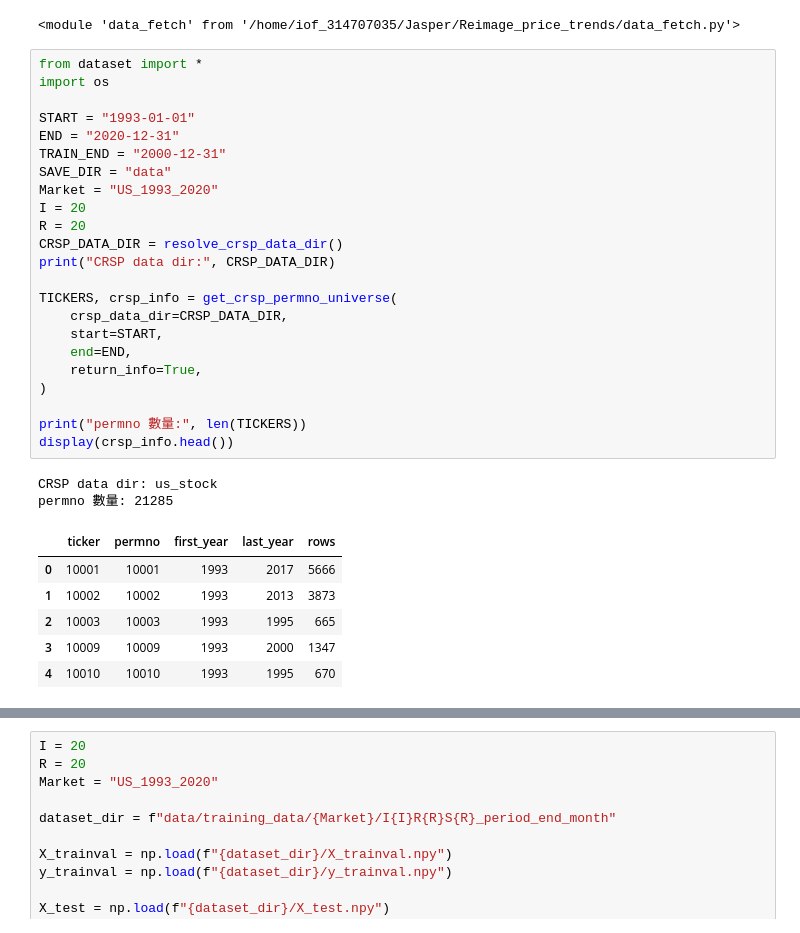
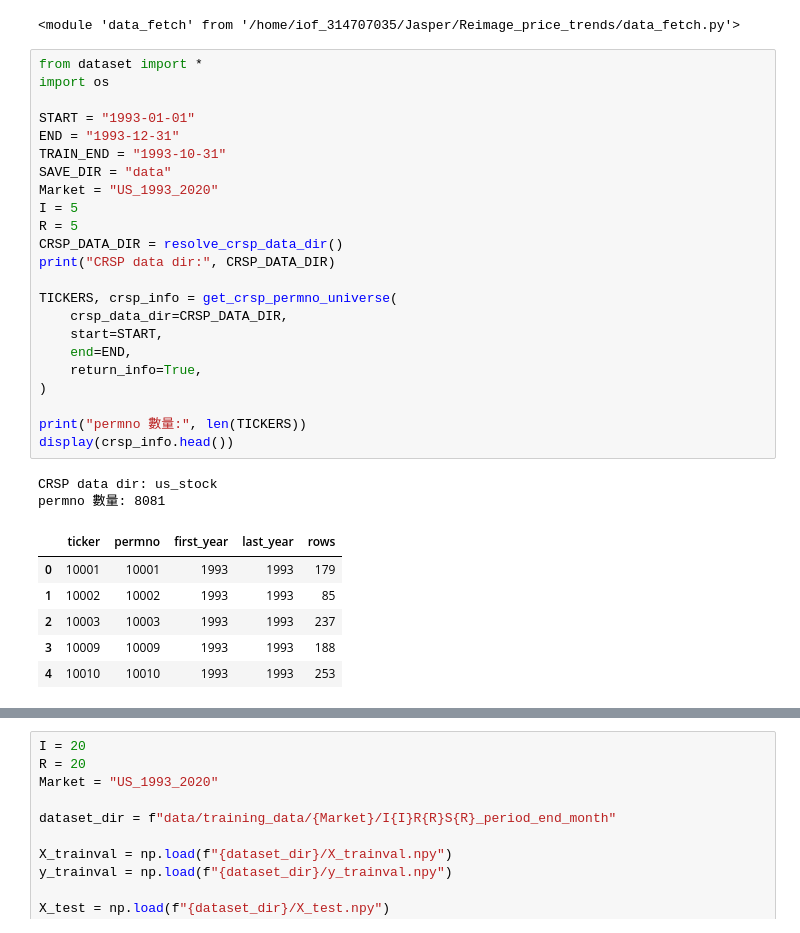
Before and after one commit to zhe1357/Reimage_price_trends, a Jupyter notebook: crsp_data.ipynb, the cells around one changed output, grey strips where cells are left out. Drawn from its saved outputs; the diff is of its cells as text.

```diff
--- a/crsp_data.ipynb
+++ b/crsp_data.ipynb
@@ -18,35 +18,35 @@ importlib.reload(data_fetch)
 # %%
 from dataset import *
 import os
 
 START = "1993-01-01"
-END = "2020-12-31"
-TRAIN_END = "2000-12-31"
+END = "1993-12-31"
+TRAIN_END = "1993-10-31"
 SAVE_DIR = "data"
 Market = "US_1993_2020"
-I = 20
-R = 20
+I = 5
+R = 5
 CRSP_DATA_DIR = resolve_crsp_data_dir()
 print("CRSP data dir:", CRSP_DATA_DIR)
 
 TICKERS, crsp_info = get_crsp_permno_universe(
     crsp_data_dir=CRSP_DATA_DIR,
     start=START,
     end=END,
     return_info=True,
 )
 
 print("permno 數量:", len(TICKERS))
 display(crsp_info.head())
 # %% [output]
 CRSP data dir: us_stock
-permno 數量: 21285
+permno 數量: 8081
 |  | ticker | permno | first_year | last_year | rows |
-| 0 | 10001 | 10001 | 1993 | 2017 | 5666 |
-| 1 | 10002 | 10002 | 1993 | 2013 | 3873 |
-| 2 | 10003 | 10003 | 1993 | 1995 | 665 |
-| 3 | 10009 | 10009 | 1993 | 2000 | 1347 |
-| 4 | 10010 | 10010 | 1993 | 1995 | 670 |
+| 0 | 10001 | 10001 | 1993 | 1993 | 179 |
+| 1 | 10002 | 10002 | 1993 | 1993 | 85 |
+| 2 | 10003 | 10003 | 1993 | 1993 | 237 |
+| 3 | 10009 | 10009 | 1993 | 1993 | 188 |
+| 4 | 10010 | 10010 | 1993 | 1993 | 253 |
 # %%
 X_trainval, y_trainval, X_test, y_test, meta = build_research_dataset(
     tickers=TICKERS,
```
Also changed, not shown: parts of 3 cells of this notebook, 2 other files.
